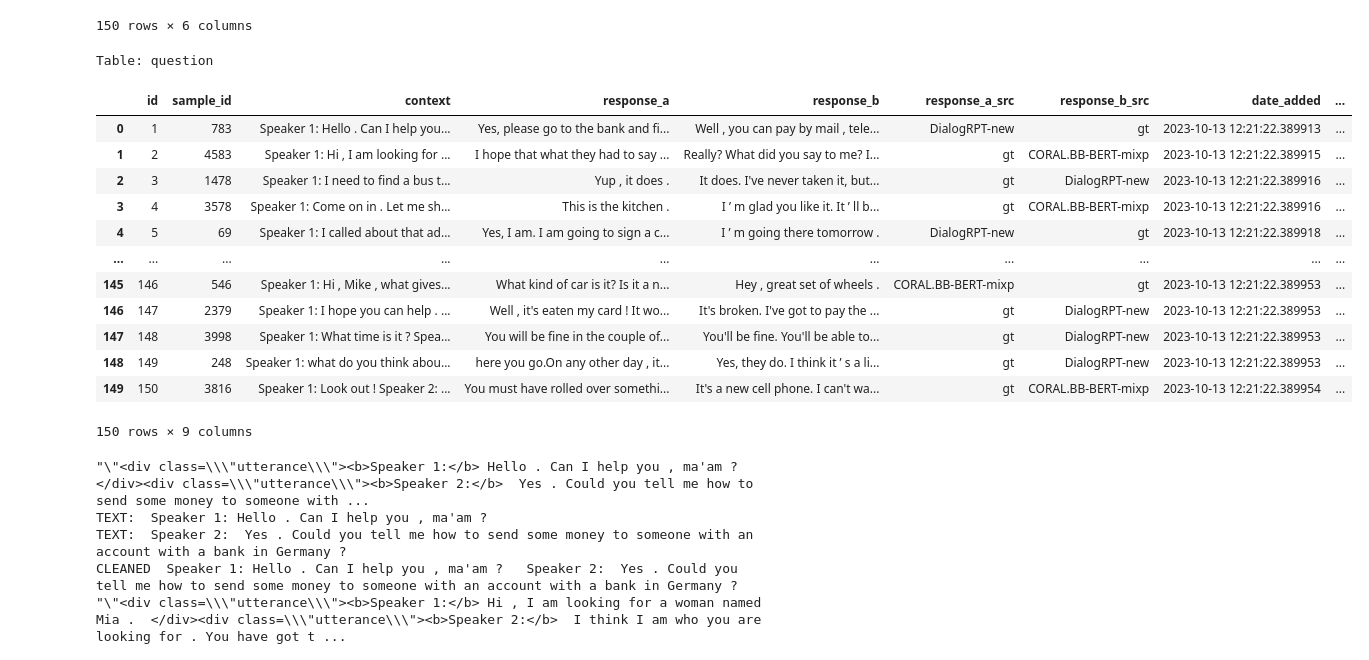
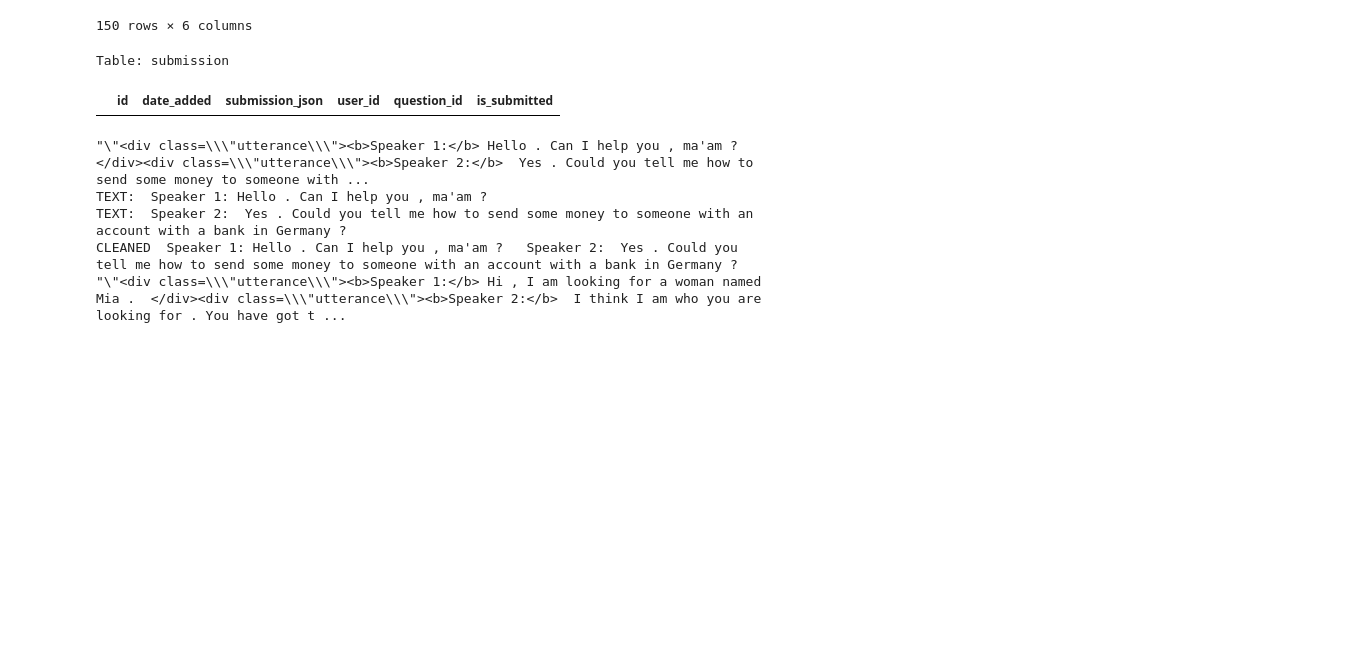
Before and after one commit to Anubhab2002/ML-Survey-Tool-Flask, a Jupyter notebook: db_test.ipynb, the cells around one changed output. Cells and saved outputs as stored; diff of their text form; code cells hidden in the pictures; blank space fills up the shorter version.

Commit message:
fixed form submission

```diff
--- a/db_test.ipynb
+++ b/db_test.ipynb
@@ -98,20 +98,8 @@ table_data['submission']
 # %%
 for table_name, data_frame in table_data.items():
     print(f"Table: {table_name}\n")
-    display(data_frame)
+    display(data_frame[data_frame['is_submitted']==1])
 # %% [output]
-Table: question
+Table: submission
-|  | id | sample_id | context | response_a | response_b | response_a_src | response_b_src | date_added | ... |
-| 0 | 1 | 783 | Speaker 1: Hello . Can I help you... | Yes, please go to the bank and fi... | Well , you can pay by mail , tele... | DialogRPT-new | gt | 2023-10-13 12:21:22.389913 | ... |
-| 1 | 2 | 4583 | Speaker 1: Hi , I am looking for ... | I hope that what they had to say ... | Really? What did you say to me? I... | gt | CORAL.BB-BERT-mixp | 2023-10-13 12:21:22.389915 | ... |
-| 2 | 3 | 1478 | Speaker 1: I need to find a bus t... | Yup , it does . | It does. I've never taken it, but... | gt | DialogRPT-new | 2023-10-13 12:21:22.389916 | ... |
-| 3 | 4 | 3578 | Speaker 1: Come on in . Let me sh... | This is the kitchen . | I ’ m glad you like it. It ’ ll b... | gt | CORAL.BB-BERT-mixp | 2023-10-13 12:21:22.389916 | ... |
-| 4 | 5 | 69 | Speaker 1: I called about that ad... | Yes, I am. I am going to sign a c... | I ’ m going there tomorrow . | DialogRPT-new | gt | 2023-10-13 12:21:22.389918 | ... |
-| ... | ... | ... | ... | ... | ... | ... | ... | ... | ... |
-| 145 | 146 | 546 | Speaker 1: Hi , Mike , what gives... | What kind of car is it? Is it a n... | Hey , great set of wheels . | CORAL.BB-BERT-mixp | gt | 2023-10-13 12:21:22.389953 | ... |
-| 146 | 147 | 2379 | Speaker 1: I hope you can help . ... | Well , it's eaten my card ! It wo... | It's broken. I've got to pay the ... | gt | DialogRPT-new | 2023-10-13 12:21:22.389953 | ... |
-| 147 | 148 | 3998 | Speaker 1: What time is it ? Spea... | You will be fine in the couple of... | You'll be fine. You'll be able to... | gt | DialogRPT-new | 2023-10-13 12:21:22.389953 | ... |
-| 148 | 149 | 248 | Speaker 1: what do you think abou... | here you go.On any other day , it... | Yes, they do. I think it ’ s a li... | gt | DialogRPT-new | 2023-10-13 12:21:22.389953 | ... |
-| 149 | 150 | 3816 | Speaker 1: Look out ! Speaker 2: ... | You must have rolled over somethi... | It's a new cell phone. I can't wa... | gt | CORAL.BB-BERT-mixp | 2023-10-13 12:21:22.389954 | ... |
+|  | id | date_added | submission_json | user_id | question_id | is_submitted |
-150 rows × 9 columns
 # %%
```
Also changed, not shown: parts of 2 cells of this notebook, 5 other files.
